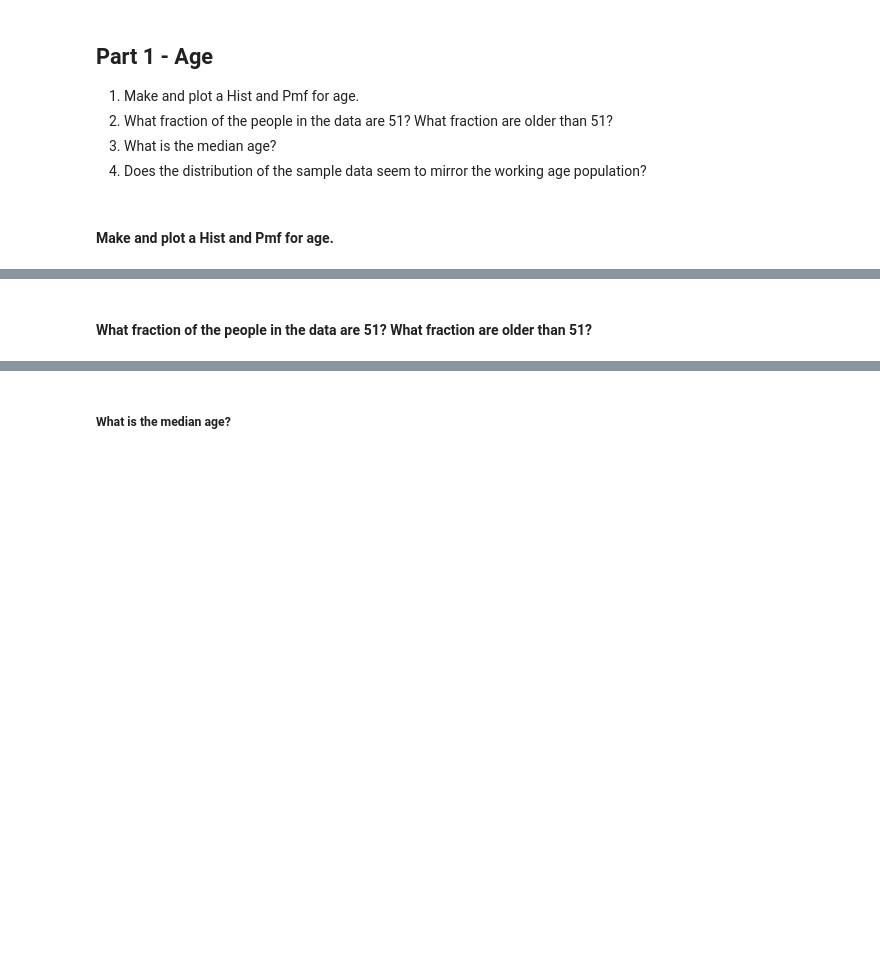
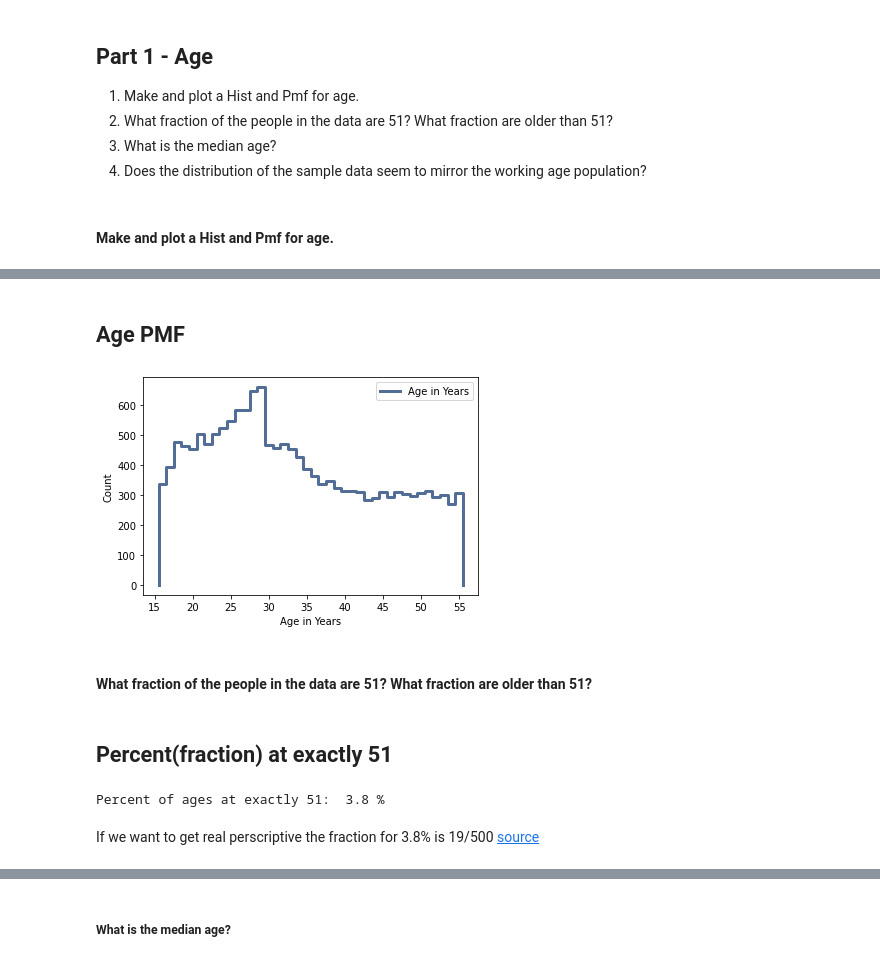
Before and after one commit to shaunmcgregor/BSIP_Assignment_1_Students, a Jupyter notebook: stats_asn_1_stud_temp.ipynb, the cells around one changed output, grey strips where cells are left out. Drawn from its saved outputs; the diff is of its cells as text; code cells hidden in the pictures; blank space fills up the shorter version.

```diff
--- a/stats_asn_1_stud_temp.ipynb
+++ b/stats_asn_1_stud_temp.ipynb
@@ -77,2 +82,10 @@ df.describe()
+# %% [markdown]
+## Age PMF
+# %%
+# we'll use the `ageHist` variable to do the pmf, I don't think there is any pressing reason to do otherwise
+thinkplot.pmf(ageHist)
+thinkplot.config(xlabel = "Age in Years", ylabel = "Count")
+# %% [output]
+[figure, added]
 # %% [markdown]
 #### What fraction of the people in the data are 51? What fraction are older than 51?
@@ -78,0 +110,9 @@ df.describe()
+# %% [markdown]
+## Percent(fraction) at exactly 51
+# %%
+ageCdf = thinkstats2.Cdf(age)
+print("Percent of ages at exactly 51: ", round(PercentAtValue(ageCdf, 51),2), "%")
+# %% [output]
+Percent of ages at exactly 51:  3.8 %
+# %% [markdown]
+If we want to get real perscriptive the fraction for 3.8% is 19/500 [source](https://www.wolframalpha.com/input?i=fraction+for+0.038)
```
Also changed, not shown: parts of 13 cells of this notebook.
